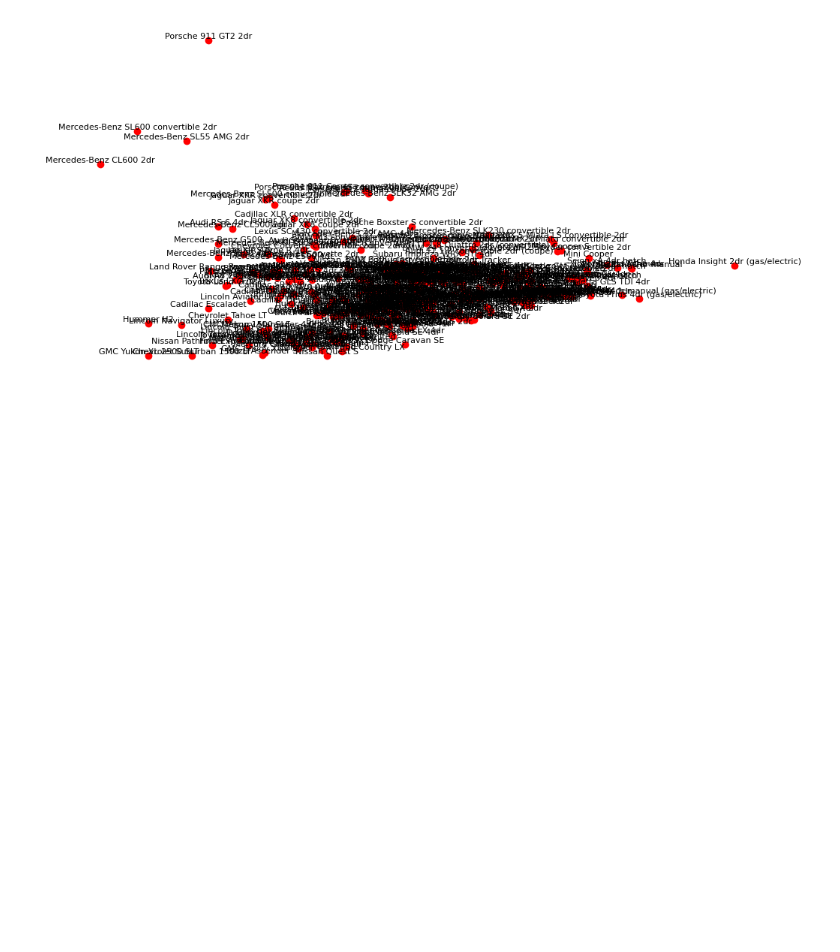
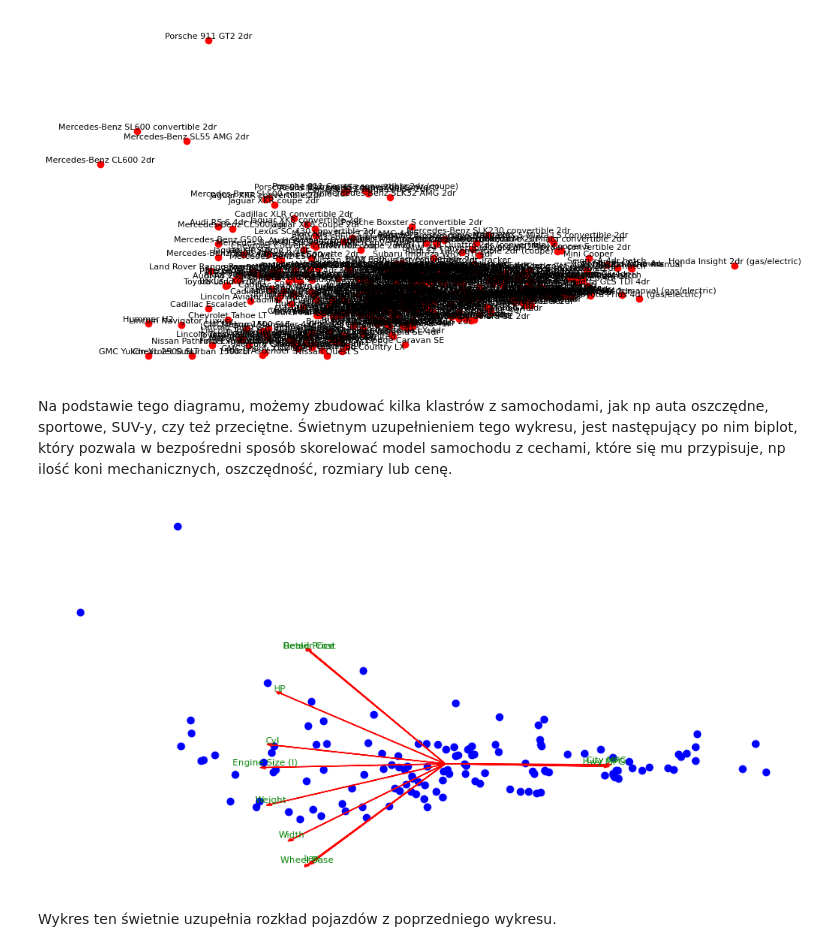
Before and after one commit to mwardynski/data-mining, a Jupyter notebook: lab1/lab1_2.ipynb, the cells around one changed output. Drawn from its saved outputs; the diff is of its cells as text; code cells hidden in the pictures; blank space fills up the shorter version.

```diff
--- a/lab1/lab1_2.ipynb
+++ b/lab1/lab1_2.ipynb
@@ -65,9 +67,9 @@ for i in indices:
 # %%
-indices = list(zip(*sorted(
+features = list(zip(*sorted(
     list(enumerate(pca.components_[0])),
     key=lambda x: x[1], reverse=False
-)[:3]))[0]
+)[:3]))
 
-for i in indices:
-    print(i, headers[i])
+for i, featNo in enumerate(features[0]):
+    print(i, featNo, headers[featNo], features[1][i])
 # %% [output]
@@ -77,9 +81,9 @@ for i in indices:
 # %%
-indices = list(zip(*sorted(
+features = list(zip(*sorted(
     list(enumerate(pca.components_[1])),
     key=lambda x: x[1], reverse=True
-)[:3]))[0]
+)[:3]))
 
-for i in indices:
-    print(i, headers[i])
+for i, featNo in enumerate(features[0]):
+    print(i, featNo, headers[featNo], features[1][i])
 # %% [output]
@@ -89,9 +95,9 @@ for i in indices:
 # %%
-indices = list(zip(*sorted(
+features = list(zip(*sorted(
     list(enumerate(pca.components_[1])),
     key=lambda x: x[1], reverse=False
-)[:3]))[0]
+)[:3]))
 
-for i in indices:
-    print(i, headers[i])
+for i, featNo in enumerate(features[0]):
+    print(i, featNo, headers[featNo], features[1][i])
 # %% [output]
@@ -114,3 +122,30 @@ for i, car in enumerate(cars):
 plt.show()
 # %% [output]
 [figure]
+# %% [markdown]
+Na podstawie tego diagramu, możemy zbudować kilka klastrów z samochodami, jak np auta oszczędne, sportowe, SUV-y, czy też przeciętne. Świetnym uzupełnieniem tego wykresu, jest następujący po nim biplot, który pozwala w bezpośredni sposób skorelować model samochodu z cechami, które się mu przypisuje, np ilość koni mechanicznych, oszczędność, rozmiary lub cenę.
+# %%
+import matplotlib.pyplot as plt
+
+step = 3
+x = X_pca[np.arange(0,len(array_scaled), step), 0]
+y = X_pca[np.arange(0,len(array_scaled), step), 1]
+cars_with_label = cars[np.arange(0,len(array_scaled), step)]
+
+plt.figure(figsize=(12, 6))
+plt.scatter(x, y, c="blue")
+plt.axis('off')
+
+#for i in range(len(x)):
+#   plt.text(x[i], y[i], cars_with_label[i], fontsize=8, ha='center', va='bottom')
+
+for i, comps in enumerate(list(zip(10*pca.components_[0], 10*pca.components_[1]))):
+    plt.arrow(0, 0, comps[0], comps[1], head_width=0.1, head_length=0.1, color='red')
+    plt.text(comps[0], comps[1], headers[i], fontsize=8, ha='center', va='bottom', color='green')
+
+
+plt.show()
+# %% [output]
+[figure, added]
+# %% [markdown]
+Wykres ten świetnie uzupełnia rozkład pojazdów z poprzedniego wykresu.
```
Also changed, not shown: parts of 8 cells of this notebook.
